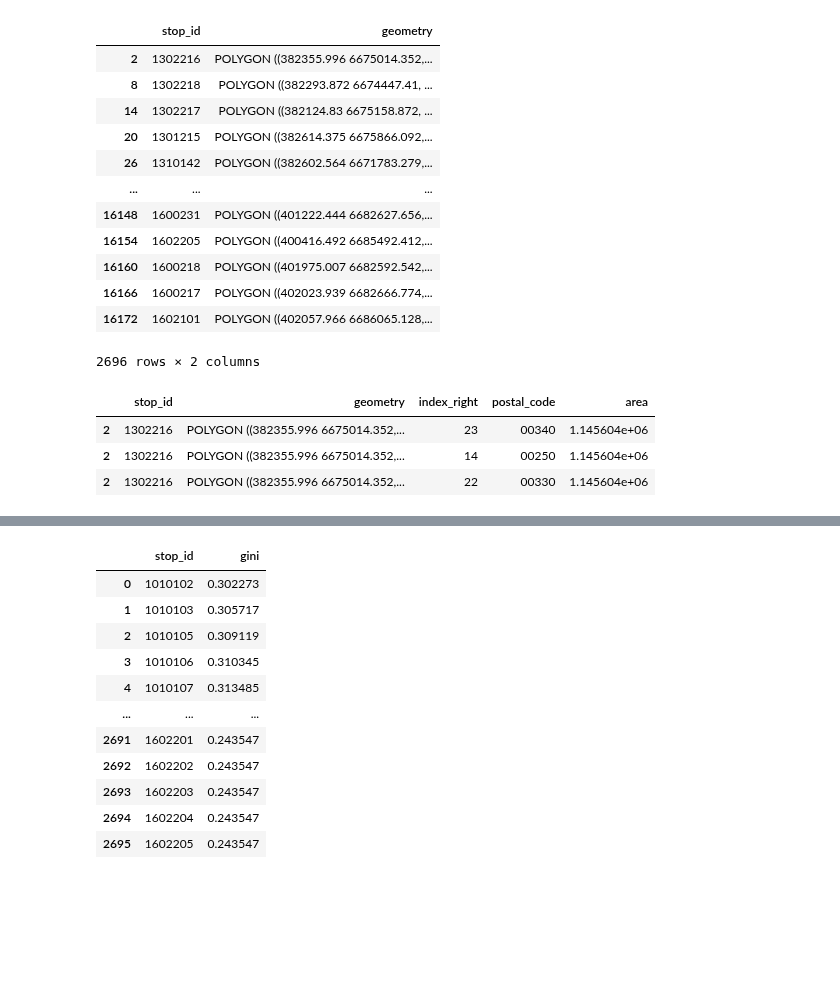
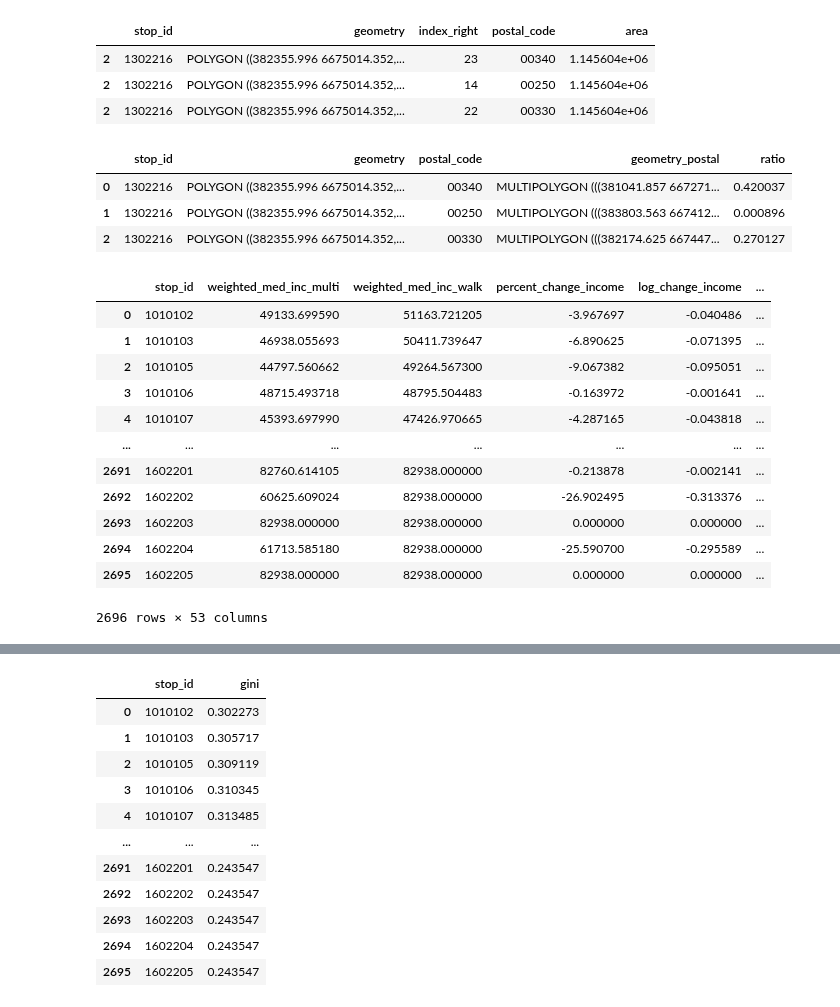
Before and after one commit to ANETILab/stop_accessibility, a Jupyter notebook: notebooks/apply_socioecon_indicators_to_stop_areas.ipynb, the cells around one changed output, grey strips where cells are left out. Cells and saved outputs as stored; diff of their text form; code cells hidden in the pictures; blank space fills up the shorter version.

```diff
--- a/notebooks/apply_socioecon_indicators_to_stop_areas.ipynb
+++ b/notebooks/apply_socioecon_indicators_to_stop_areas.ipynb
@@ -58,19 +65,3 @@ statistics = gpd.read_file(f"../data/statistics/{CITY}/{YEAR}/statistics.geojson
-# %%
-walking15
-# %% [output]
-|  | stop_id | geometry |
-| 2 | 1302216 | POLYGON ((382355.996 6675014.352,... |
-| 8 | 1302218 | POLYGON ((382293.872 6674447.41, ... |
-| 14 | 1302217 | POLYGON ((382124.83 6675158.872, ... |
-| 20 | 1301215 | POLYGON ((382614.375 6675866.092,... |
-| 26 | 1310142 | POLYGON ((382602.564 6671783.279,... |
-| ... | ... | ... |
-| 16148 | 1600231 | POLYGON ((401222.444 6682627.656,... |
-| 16154 | 1602205 | POLYGON ((400416.492 6685492.412,... |
-| 16160 | 1600218 | POLYGON ((401975.007 6682592.542,... |
-| 16166 | 1600217 | POLYGON ((402023.939 6682666.774,... |
-| 16172 | 1602101 | POLYGON ((402057.966 6686065.128,... |
-2696 rows × 2 columns
 # %%
 walking15_tract = add_tract_ids(walking15, statistics)
 walking15_tract["area"] = walking15_tract.geometry.area
@@ -80,11 +71,50 @@ walking15_tract.head(3)
 | 2 | 1302216 | POLYGON ((382355.996 6675014.352,... | 23 | 00340 | 1.145604e+06 |
 | 2 | 1302216 | POLYGON ((382355.996 6675014.352,... | 14 | 00250 | 1.145604e+06 |
 | 2 | 1302216 | POLYGON ((382355.996 6675014.352,... | 22 | 00330 | 1.145604e+06 |
+# %%
+mm = (
+    walking15.sjoin(
+        statistics[["postal_code", "geometry"]],
+        how="left",
+        predicate="intersects",
+    )
+    .drop(columns="index_right")
+    .merge(
+        statistics[["postal_code", "geometry"]],
+        on="postal_code",
+        suffixes=["", "_postal"],
+    )
+)
+mm["ratio"] = (
+    mm["geometry"].intersection(mm["geometry_postal"]).area / mm["geometry"].area
+)
+mm.head(3)
+# %% [output]
+|  | stop_id | geometry | postal_code | geometry_postal | ratio |
+| 0 | 1302216 | POLYGON ((382355.996 6675014.352,... | 00340 | MULTIPOLYGON (((381041.857 667271... | 0.420037 |
+| 1 | 1302216 | POLYGON ((382355.996 6675014.352,... | 00250 | MULTIPOLYGON (((383803.563 667412... | 0.000896 |
+| 2 | 1302216 | POLYGON ((382355.996 6675014.352,... | 00330 | MULTIPOLYGON (((382174.625 667447... | 0.270127 |
 # %%
 socioecon = pd.read_csv(
     f"../output/{CITY}/socioecon_merged4.csv", dtype={"stop_id": str}
 )
 gini = gpd.read_file(f"../output/{CITY}/gini.geojson")
+# %%
+socioecon
+# %% [output]
+|  | stop_id | weighted_med_inc_multi | weighted_med_inc_walk | percent_change_income | log_change_income | ... |
+| 0 | 1010102 | 49133.699590 | 51163.721205 | -3.967697 | -0.040486 | ... |
+| 1 | 1010103 | 46938.055693 | 50411.739647 | -6.890625 | -0.071395 | ... |
+| 2 | 1010105 | 44797.560662 | 49264.567300 | -9.067382 | -0.095051 | ... |
+| 3 | 1010106 | 48715.493718 | 48795.504483 | -0.163972 | -0.001641 | ... |
+| 4 | 1010107 | 45393.697990 | 47426.970665 | -4.287165 | -0.043818 | ... |
+| ... | ... | ... | ... | ... | ... | ... |
+| 2691 | 1602201 | 82760.614105 | 82938.000000 | -0.213878 | -0.002141 | ... |
+| 2692 | 1602202 | 60625.609024 | 82938.000000 | -26.902495 | -0.313376 | ... |
+| 2693 | 1602203 | 82938.000000 | 82938.000000 | 0.000000 | 0.000000 | ... |
+| 2694 | 1602204 | 61713.585180 | 82938.000000 | -25.590700 | -0.295589 | ... |
+| 2695 | 1602205 | 82938.000000 | 82938.000000 | 0.000000 | 0.000000 | ... |
+2696 rows × 53 columns
 # %%
 gini
 # %% [output]
```
Also changed, not shown: parts of 2 cells of this notebook.
